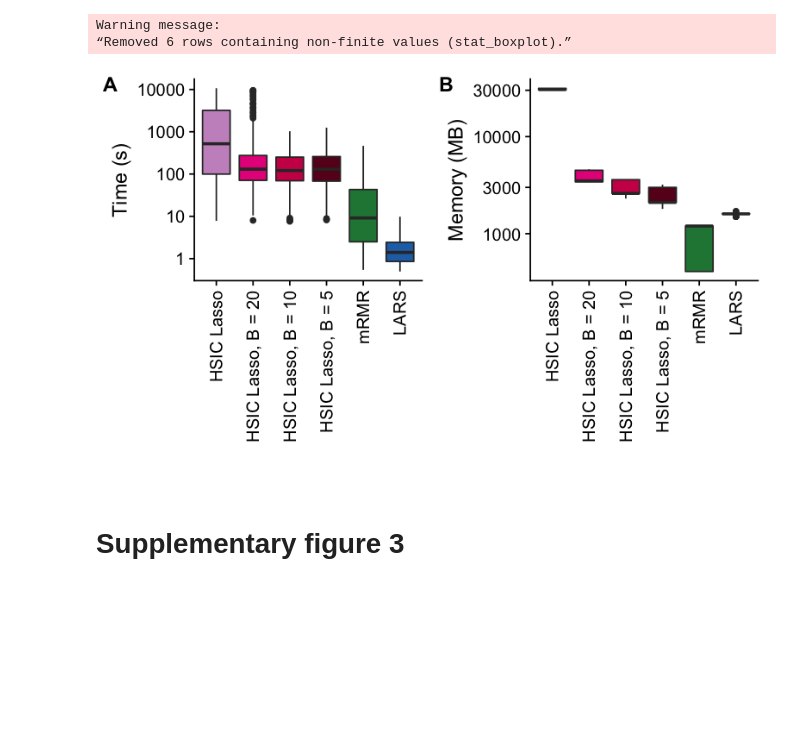
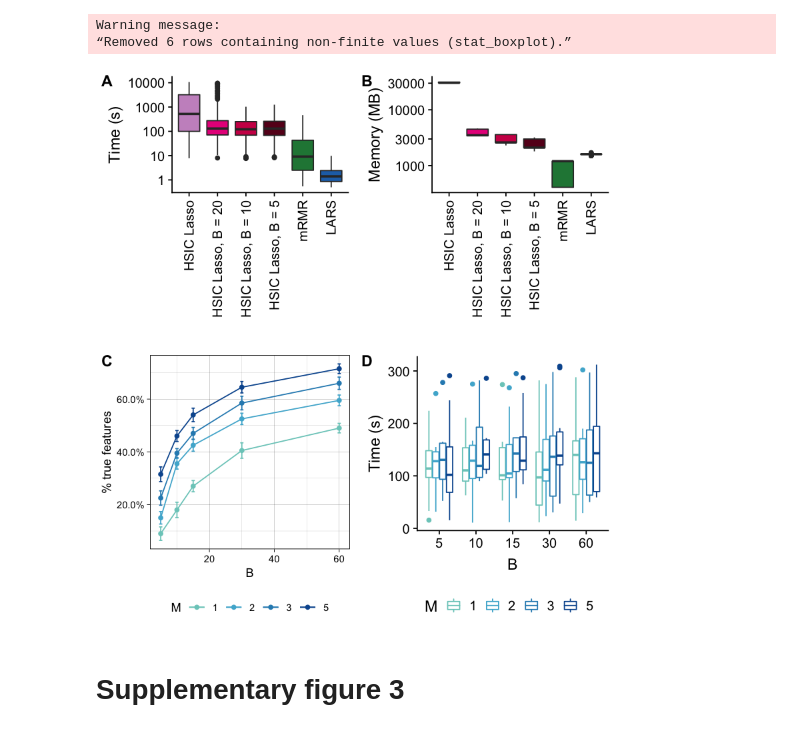
Before and after one commit to hclimente/nori, a Jupyter notebook: doc/supplementary_figures.ipynb, the cells around one changed output. Saved outputs shown, nothing was run; the diff lists cells and outputs as text; code cells hidden in the pictures; blank space fills up the shorter version.

Commit message:
figures updated with new B,M benchmarks

```diff
--- a/doc/supplementary_figures.ipynb
+++ b/doc/supplementary_figures.ipynb
@@ -139,7 +140,8 @@ read_trace <- function(tracefile) {
                memory_mb = parse_memory(vmem),
                task = gsub(' .+', '', name) %>% gsub('run_', '', .) %>% toupper,
                causal = gsub('.+[^0-9] \\(', '', name) %>% gsub(',.+', '', .),
-               B = gsub('.+ B = ', '', name) %>% gsub(' .+', '', .)) %>%
+               B = gsub('.+ B = ', '', name) %>% gsub(',? .+', '', .),
+               M = gsub('.+ M = ', '', name) %>% gsub(' .+', '', .)) %>%
         filter(task %in% c('HSIC_LASSO', 'LARS', 'MRMR')) %>%
         mutate(task = ifelse(task == 'HSIC_LASSO', 'HSIC Lasso', task),
                task = ifelse(task == 'MRMR', 'mRMR', task),
@@ -167,16 +169,51 @@ memory_plt <- ggplot(memory, aes(x = task, y = memory_mb, fill = task)) +
         theme(axis.text.x = element_text(angle = 90, hjust = 1, vjust = 0.5),
               legend.position = 'none')
 
-computations <- plot_grid(runtime_plt, memory_plt, labels = c('A', 'B'))
+accuracy_b_m <- read_tsv('../results/stability/random_feature_selection.tsv',
+                         col_types = 'ciiiiid') %>%
+    mutate(model = gsub('HSIC_lasso', 'HSIC Lasso', model),
+           B = gsub('.+-B=', '', model),
+           B = gsub('-M.+', '', B),
+           M = gsub('.+-M=', '', model),
+           model = gsub('-B.+', '', model)) %>%
+    group_by(model, B, M, samples, features, causal) %>%
+    summarize(n = n(), ended = sum(!is.na(tpr)),
+              sem = sd(tpr) / sqrt(ended), tpr = mean(tpr),
+              selected = mean(selected)) %>%
+    ungroup %>%
+    filter(model == 'HSIC Lasso') %>%
+    mutate(B = as.integer(B)) %>%
+    ggplot(aes(x = B, y = tpr, color = M)) +
+        geom_errorbar(aes(ymin = tpr - sem, ymax = tpr + sem), width = 1) +
+        geom_point() +
+        geom_line() +
+        theme_linedraw() +
+        theme(legend.position = 'bottom') +
+        labs(y = '% true features') +
+        scale_y_continuous(labels = scales::percent) +
+        scale_color_manual(values = m_palette)
+
+runtime_b_m <- read_trace('../results/stability/trace.txt') %>%
+    filter(task != 'mRMR' & task != 'LARS') %>%
+    mutate(B = factor(B, levels = unique(sort(as.integer(B)))),
+           M = factor(M, levels = unique(sort(as.integer(M))))) %>%
+    ggplot(aes(x = B, y = time_s, color = M)) +
+        geom_boxplot() +
+        labs(y = 'Time (s)') +
+        scale_fill_manual(values = palette) +
+        theme(legend.position = 'bottom') +
+        scale_color_manual(values = m_palette)
+
+computations <- plot_grid(runtime_plt, memory_plt, accuracy_b_m, runtime_b_m, labels = c('A', 'B', 'C', 'D'))
 # %% [output]
 Warning message:
 “Removed 6 rows containing non-finite values (stat_boxplot).”
 # %%
-ggsave('img/supp_figure_2.pdf', computations, width = 6.5, height = 4)
-options(repr.plot.width=6.5, repr.plot.height=4)
+ggsave('img/supp_figure_2.pdf', computations, width = 6.5, height = 7)
+options(repr.plot.width=6.5, repr.plot.height=7)
 computations
 # %% [output]
-[figure, old version]
+[figure, new version]
 # %% [markdown]
 # Supplementary figure 3
 # %%
```
Also changed, not shown: parts of 1 cell of this notebook, 8 other files.
